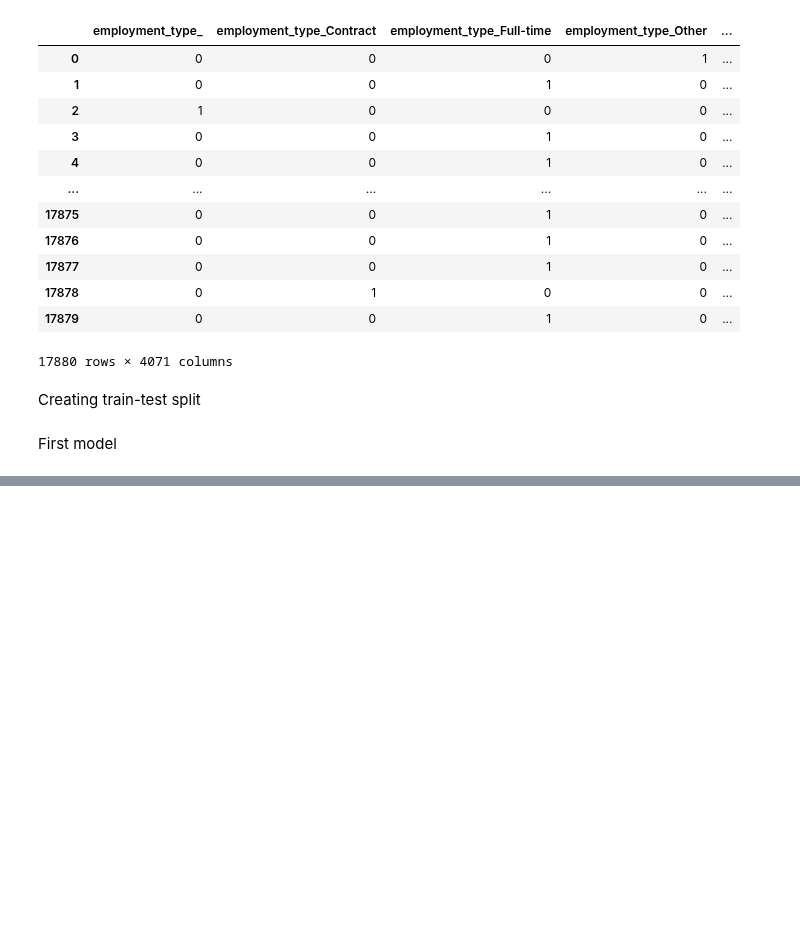
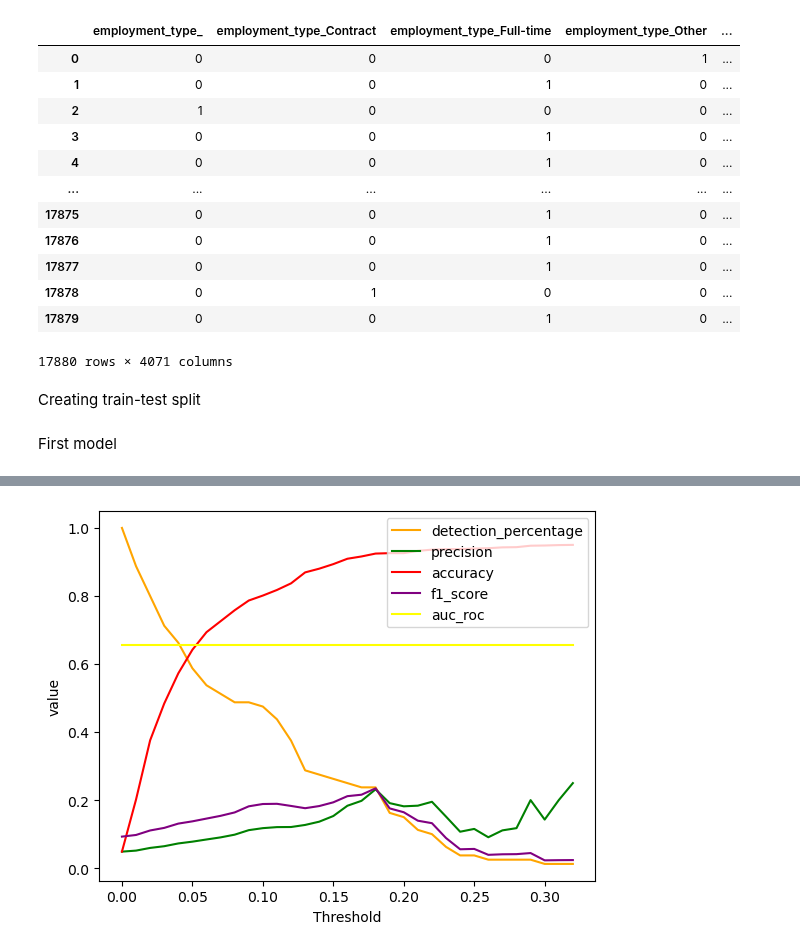
Before and after one commit to dmika1234/ml_uwr_22, a Jupyter notebook: Project/data_preparation.ipynb, the cells around one changed output, grey strips where cells are left out. Cells and saved outputs as stored; diff of their text form; code cells hidden in the pictures; blank space fills up the shorter version.

```diff
--- a/Project/data_preparation.ipynb
+++ b/Project/data_preparation.ipynb
@@ -270,0 +288,27 @@ df = pd.DataFrame(X.todense(), columns=vectorizer.get_feature_names_out())
+# %%
+X_train, X_test, y_train, y_test = train_test_split(X, y, test_size=0.08, random_state=42, stratify=y)
+X_train, X_val, y_train, y_val = train_test_split(X_train, y_train, test_size=0.1, random_state=42, stratify=y_train)
+# %%
+y_proba = clf.predict_proba(X_val)[:, 1]
+# %%
+results = []
+thresholds_vec = np.arange(0, 0.33, 0.01)
+for i in thresholds_vec:
+    res = evaluate_performance(y_val, y_proba, threshold=i)
+    res['threshold'] = i
+    results.append(res)
+# %%
+
+results = pd.DataFrame(results)
+# %%
+colors = ['blue', 'orange', 'green', 'red', 'purple', 'yellow']
+j = 0
+for column_name in results.columns[0:-1]:
+    j += 1
+    plt.plot(results.iloc[:,-1], results[column_name], label=column_name, color=colors[j])
+plt.xlabel('Threshold')
+plt.ylabel("Value")
+plt.legend(loc=1)
+plt.show()
+# %% [output]
+[figure, added]
```
Also changed, not shown: parts of 15 cells of this notebook, 1 other file.
